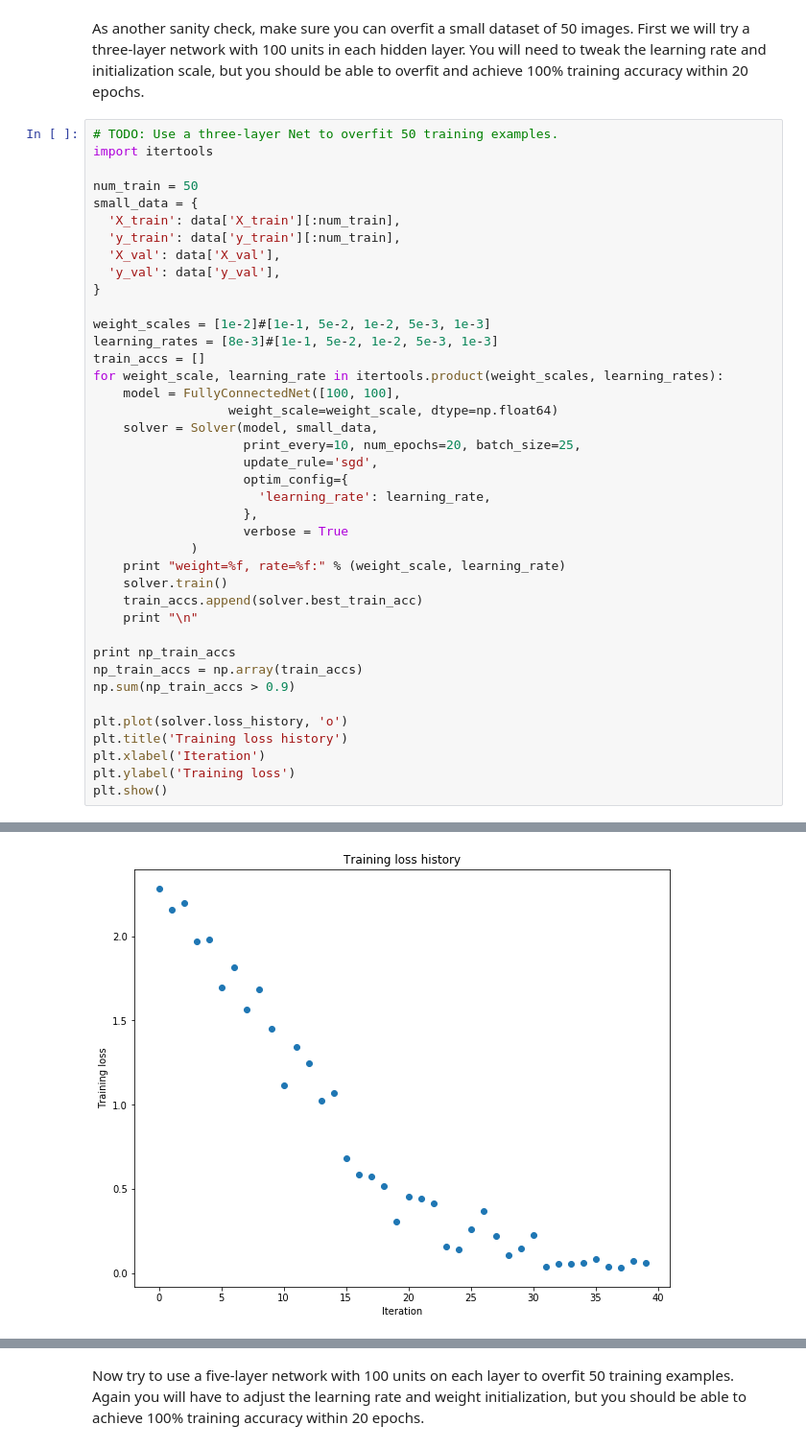
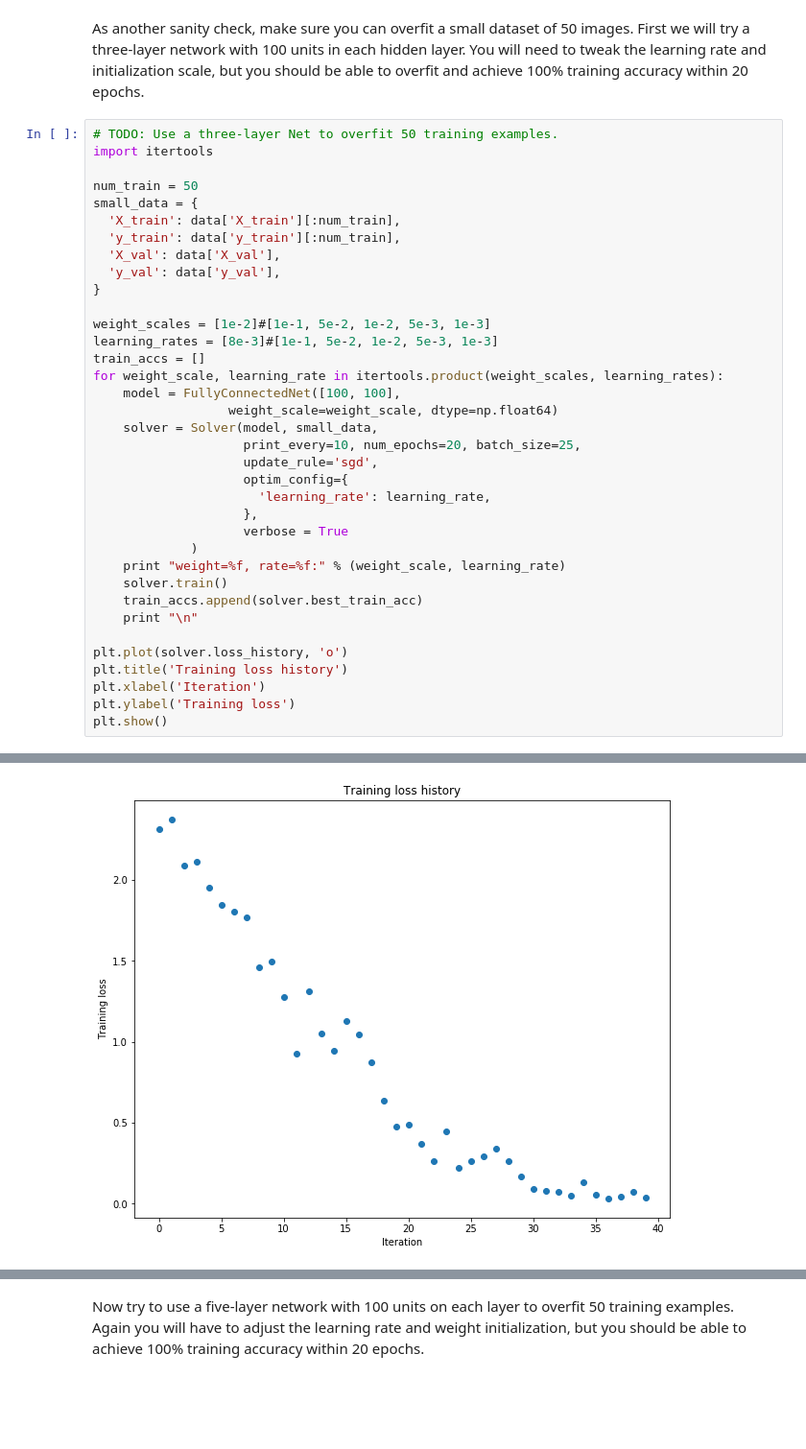
Before and after one commit to Aran00/CS231nAssignments, a Jupyter notebook: assignment2/FullyConnectedNets.ipynb, the cells around one changed output, grey strips where cells are left out. Shown: that part at 96% size. Saved outputs shown, nothing was run; the diff lists cells and outputs as text; blank space fills up the shorter version.

```diff
--- a/assignment2/FullyConnectedNets.ipynb
+++ b/assignment2/FullyConnectedNets.ipynb
@@ -448,10 +448,6 @@ for weight_scale, learning_rate in itertools.product(weight_scales, learning_rat
     train_accs.append(solver.best_train_acc)
     print "\n"
 
-print np_train_accs
-np_train_accs = np.array(train_accs)
-np.sum(np_train_accs > 0.9)
-
 plt.plot(solver.loss_history, 'o')
 plt.title('Training loss history')
 plt.xlabel('Iteration')
@@ -478 +474 @@ weight=0.010000, rate=0.008000:
-[figure, old version]
+[figure, new version]
```
Also changed, not shown: parts of 18 cells of this notebook.
